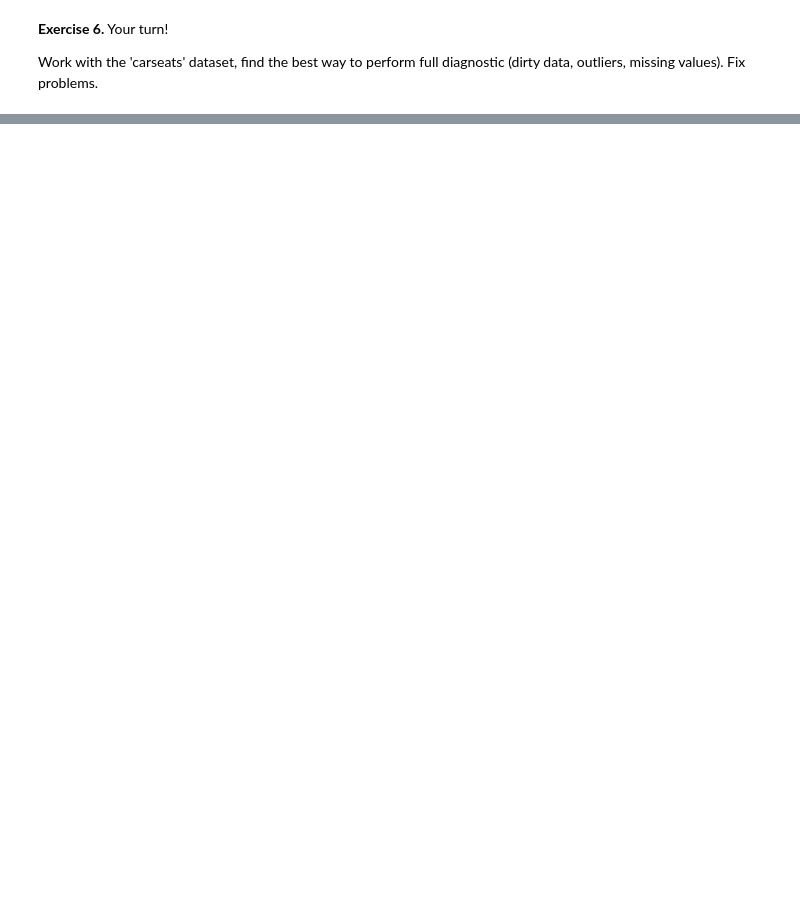
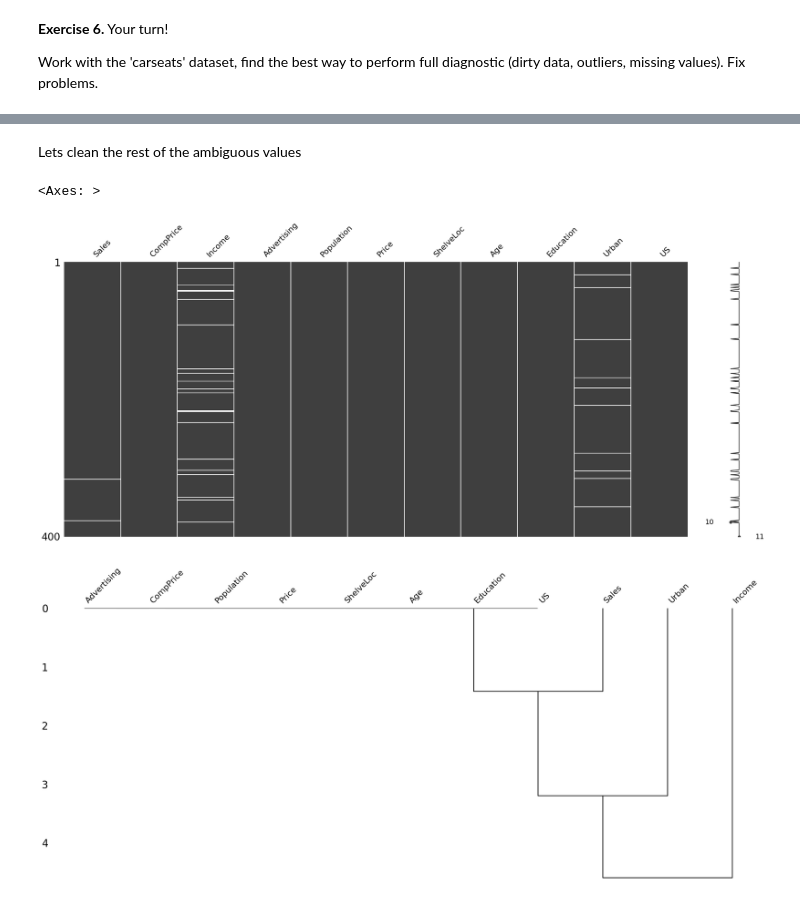
Before and after one commit to RodionM777/Desc-stat-R-W-2025, a Jupyter notebook: Exercise 4.ipynb, the cells around one changed output, grey strips where cells are left out. Cells and saved outputs as stored; diff of their text form; code cells hidden in the pictures; blank space fills up the shorter version.

```diff
--- a/Exercise 4.ipynb
+++ b/Exercise 4.ipynb
@@ -715,0 +851,18 @@ Work with the 'carseats' dataset, find the best way to perform full diagnostic (
+# %%
+Q1 = carseats['Sales'].quantile(0.25)
+Q3 = carseats['Sales'].quantile(0.75)
+IQR = Q3 - Q1
+
+# Outlier boundaries
+lower_bound = Q1 - 1.5 * IQR
+upper_bound = Q3 + 1.5 * IQR
+
+# Filter outliers
+outliers = carseats[(carseats['Sales'] < lower_bound) | (carseats['Sales'] > upper_bound)]
+#outliers = carseats['Sales'][np.abs(carseats['Sales'] - carseats['Sales'].mean()) > (1.5 * carseats['Sales'].std())]
+
+#outliers_idx = carseats.index[carseats['Sales'].isin(outliers)]
+
+# Print the rows with outliers
+print("Outliers:")
+print(outliers)
@@ -715,0 +880,3 @@ Work with the 'carseats' dataset, find the best way to perform full diagnostic (
+# %%
+outliers_indx=outliers.index
+carseats.loc[outliers_indx,"Sales"]=np.nan
@@ -715,0 +914,12 @@ Work with the 'carseats' dataset, find the best way to perform full diagnostic (
+# %% [markdown]
+Lets clean the rest of the ambiguous values
+# %%
+import missingno as msno
+
+msno.matrix(carseats)
+msno.dendrogram(carseats)
+#msno.bar(carseats)
+# %% [output]
+<Axes: >
+[figure, added]
+[figure, added]
```
Also changed, not shown: parts of 19 cells of this notebook, 1 other file.
